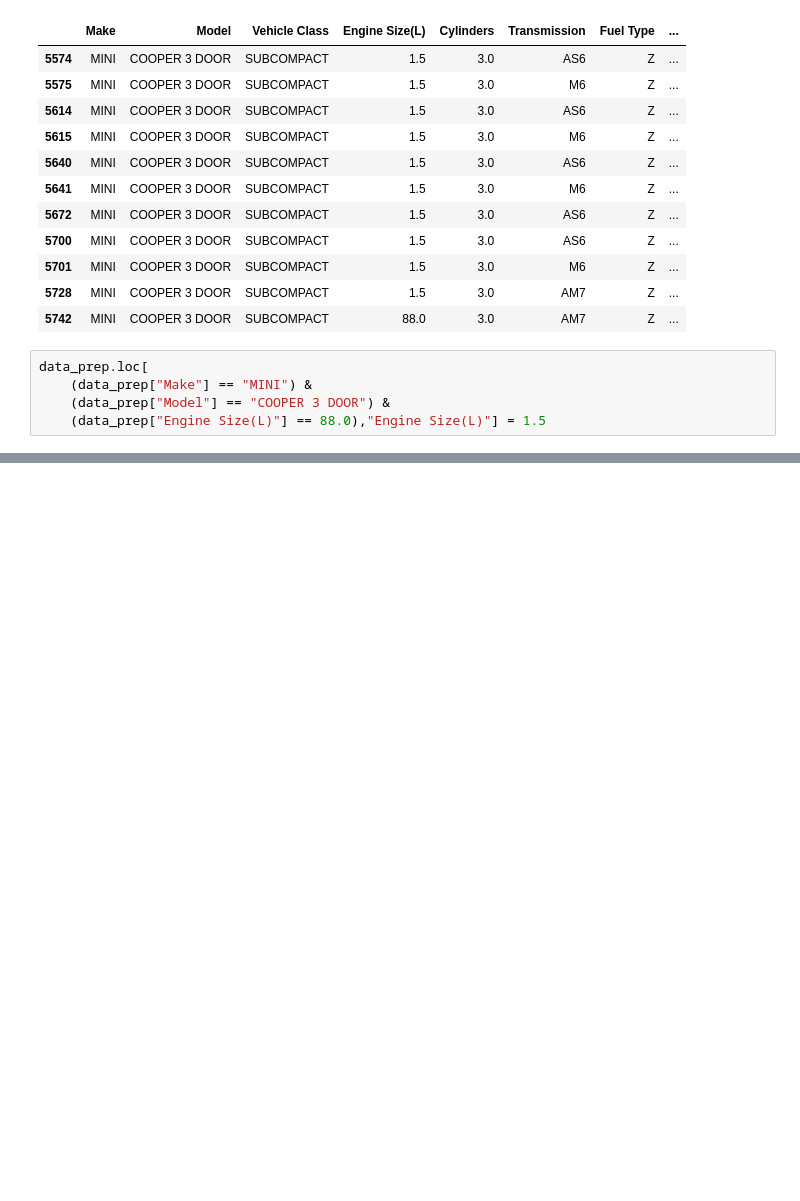
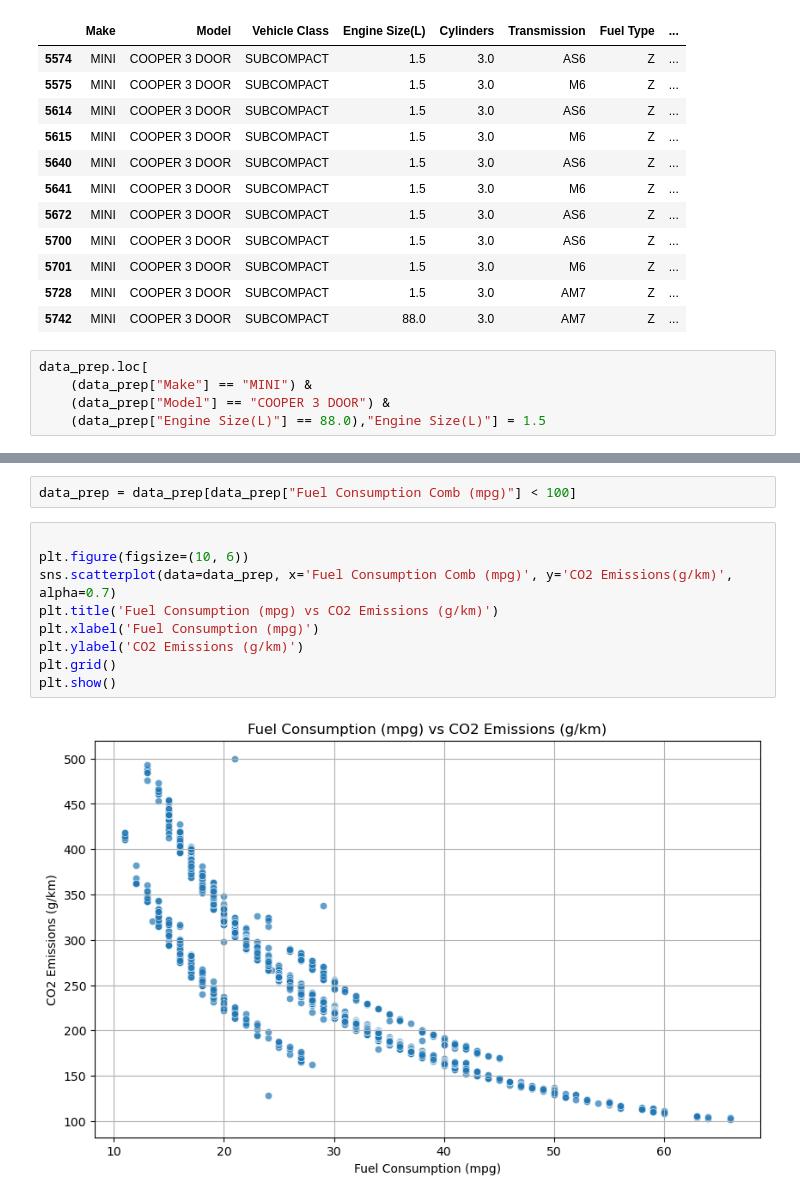
Before and after one commit to shangeethAlex/fdm_ml_project, a Jupyter notebook: notebook/EDA_CO2_emission.ipynb, the cells around one changed output, grey strips where cells are left out. Saved outputs shown, nothing was run; the diff lists cells and outputs as text; blank space fills up the shorter version.

```diff
--- a/notebook/EDA_CO2_emission.ipynb
+++ b/notebook/EDA_CO2_emission.ipynb
@@ -1151,0 +1498,13 @@ NameError: name 'sort' is not defined
+# %%
+data_prep = data_prep[data_prep["Fuel Consumption Comb (mpg)"] < 100]
+# %%
+
+plt.figure(figsize=(10, 6))
+sns.scatterplot(data=data_prep, x='Fuel Consumption Comb (mpg)', y='CO2 Emissions(g/km)', alpha=0.7)
+plt.title('Fuel Consumption (mpg) vs CO2 Emissions (g/km)')
+plt.xlabel('Fuel Consumption (mpg)')
+plt.ylabel('CO2 Emissions (g/km)')
+plt.grid()
+plt.show()
+# %% [output]
+[figure, added]
```
Also changed, not shown: parts of 44 cells of this notebook, 1 other file.
